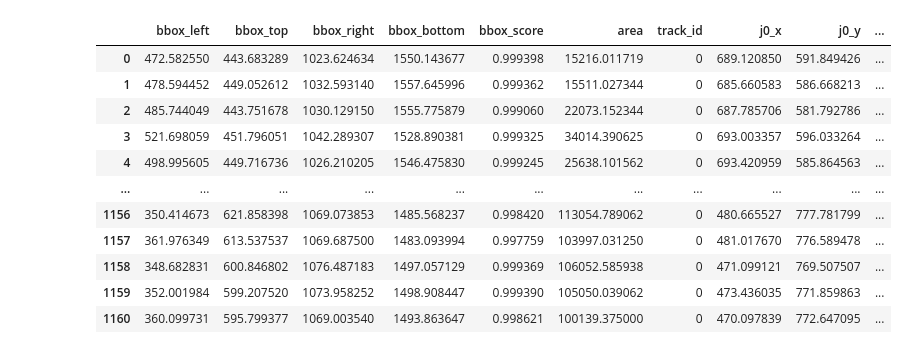
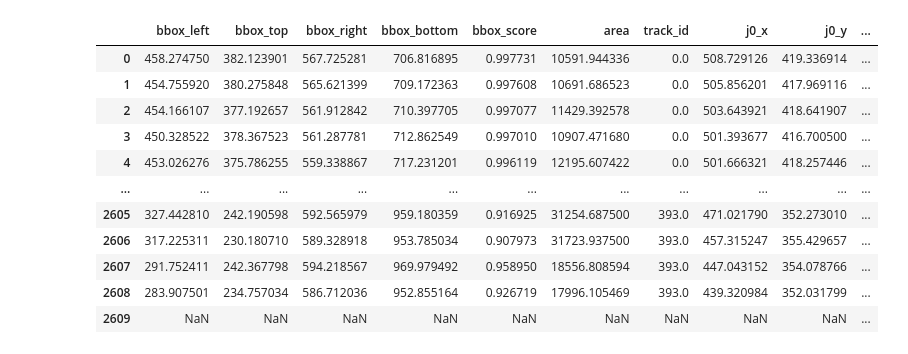
Before and after one commit to diwgan32/mmpose, a Jupyter notebook: TuMeke_Testing_Framework.ipynb, the cells around one changed output. Cells and saved outputs as stored; diff of their text form; code cells hidden in the pictures.

```diff
--- a/TuMeke_Testing_Framework.ipynb
+++ b/TuMeke_Testing_Framework.ipynb
@@ -85,7 +108,7 @@ Video "vid1" processed.
 # %%
 # Test loading pickeled keypoints
 import pickle
-with open ('work_dirs/tumeke_testing/pickle_files/AFG_truck_raising.p', 'rb') as fp:
+with open ('work_dirs/tumeke_testing/pickle_files/BAR-S_water_ballon.p', 'rb') as fp:
     raw_data = pickle.load(fp)
 
 '''Load picked data into numpy.
@@ -143,58 +152,89 @@ import pandas as pd
 np.set_printoptions(formatter={'float': '{: 0.3f}'.format})
 
 
+# def index_of(val, in_list):
+#     try:
+#         return in_list.index(val)
+#     except ValueError:
+#         return -1
+
+def pull_from_dict(key, dict):
+    try:
+        return dict[key]
+    except (KeyError, TypeError):
+        if key == 'bbox':
+            return np.full(5,np.NaN)
+        else:
+            return np.NaN
+
+def extract_subject(subject_num, subjects):
+    try:
+        return subjects[subject_num-1]
+    except IndexError:
+        return None
+
 def raw_data_to_dataframe(raw_data):
     """ Load into dataframe"""
 
     # Get first identified subject in every frame
-    first_subj = np.array([i[0] for i in raw_data])
-
-    first_subj
+    first_subj = np.array([extract_subject(1, i) for i in raw_data])
 
     # Extract relevant fields to be set as columns
-    bbox = np.array([i['bbox'] for i in first_subj])
-    area = np.array([i['area'] for i in first_subj])
-    track_id = np.array([i['track_id'] for i in first_subj])
-
+    bbox = np.array([pull_from_dict('bbox', i) for i in first_subj])
+    area = np.array([pull_from_dict('area', i) for i in first_subj])
+    track_id = np.array([pull_from_dict('track_id', i) for i in first_subj])
 
     # Structure Keypoints
     keypoints_array = []
     for frame in first_subj:
-        frame_keypoints = {}
-        for index, keypoint in enumerate(frame['keypoints']):
-            frame_keypoints['j{}_x'.format(index)] = keypoint[0]
-            frame_keypoints['j{}_y'.format(index)] = keypoint[1]
-            frame_keypoints['j{}_score'.format(index)] = keypoint[2]
-        keypoints_array.append(frame_keypoints)
+
+        #TODO(znoland):sanity check this and make sure no issues!
+        if not frame:
+            # If no data for subject
+            frame_keypoints = {}
+            for index in range(17):
+                frame_keypoints['j{}_x'.format(index)] = np.NaN
+                frame_keypoints['j{}_y'.format(index)] = np.NaN
+                frame_keypoints['j{}_score'.format(index)] = np.NaN
+            keypoints_array.append(frame_keypoints)
+
+        else:
+            # If data for subject
+            frame_keypoints = {}
+            for index, keypoint in enumerate(frame['keypoints']):
+                frame_keypoints['j{}_x'.format(index)] = keypoint[0]
+                frame_keypoints['j{}_y'.format(index)] = keypoint[1]
+                frame_keypoints['j{}_score'.format(index)] = keypoint[2]
+            keypoints_array.append(frame_keypoints)
 
     # Create seperate dataframes (otherwise can't combine as >1-dimensional fields in pandas or numpy)
     bbox_s = pd.DataFrame(bbox, columns=['bbox_left', 'bbox_top', 'bbox_right', 'bbox_bottom', 'bbox_score'])
     area_s = pd.DataFrame(area, columns=['area'])
     track_id_s = pd.DataFrame(track_id, columns=['track_id'])
     keypoints_s = pd.DataFrame(keypoints_array)
 
 
-    # Create
+    # Create combined DataFrame
     df = pd.concat([bbox_s,area_s,track_id_s,keypoints_s], axis=1)
 
     return df
 
     #TODO(znoland): Set index as a frame number column (e.g. video1_frame_num)
     #TODO(znoland): Add column with the name of the video?
 
 
 df = raw_data_to_dataframe(raw_data)
 df
 # %% [output]
 |  | bbox_left | bbox_top | bbox_right | bbox_bottom | bbox_score | area | track_id | j0_x | j0_y | ... |
-| 0 | 472.582550 | 443.683289 | 1023.624634 | 1550.143677 | 0.999398 | 15216.011719 | 0 | 689.120850 | 591.849426 | ... |
-| 1 | 478.594452 | 449.052612 | 1032.593140 | 1557.645996 | 0.999362 | 15511.027344 | 0 | 685.660583 | 586.668213 | ... |
-| 2 | 485.744049 | 443.751678 | 1030.129150 | 1555.775879 | 0.999060 | 22073.152344 | 0 | 687.785706 | 581.792786 | ... |
-| 3 | 521.698059 | 451.796051 | 1042.289307 | 1528.890381 | 0.999325 | 34014.390625 | 0 | 693.003357 | 596.033264 | ... |
-| 4 | 498.995605 | 449.716736 | 1026.210205 | 1546.475830 | 0.999245 | 25638.101562 | 0 | 693.420959 | 585.864563 | ... |
+| 0 | 458.274750 | 382.123901 | 567.725281 | 706.816895 | 0.997731 | 10591.944336 | 0.0 | 508.729126 | 419.336914 | ... |
+| 1 | 454.755920 | 380.275848 | 565.621399 | 709.172363 | 0.997608 | 10691.686523 | 0.0 | 505.856201 | 417.969116 | ... |
+| 2 | 454.166107 | 377.192657 | 561.912842 | 710.397705 | 0.997077 | 11429.392578 | 0.0 | 503.643921 | 418.641907 | ... |
+| 3 | 450.328522 | 378.367523 | 561.287781 | 712.862549 | 0.997010 | 10907.471680 | 0.0 | 501.393677 | 416.700500 | ... |
+| 4 | 453.026276 | 375.786255 | 559.338867 | 717.231201 | 0.996119 | 12195.607422 | 0.0 | 501.666321 | 418.257446 | ... |
 | ... | ... | ... | ... | ... | ... | ... | ... | ... | ... | ... |
-| 1156 | 350.414673 | 621.858398 | 1069.073853 | 1485.568237 | 0.998420 | 113054.789062 | 0 | 480.665527 | 777.781799 | ... |
-| 1157 | 361.976349 | 613.537537 | 1069.687500 | 1483.093994 | 0.997759 | 103997.031250 | 0 | 481.017670 | 776.589478 | ... |
-| 1158 | 348.682831 | 600.846802 | 1076.487183 | 1497.057129 | 0.999369 | 106052.585938 | 0 | 471.099121 | 769.507507 | ... |
-| 1159 | 352.001984 | 599.207520 | 1073.958252 | 1498.908447 | 0.999390 | 105050.039062 | 0 | 473.436035 | 771.859863 | ... |
-| 1160 | 360.099731 | 595.799377 | 1069.003540 | 1493.863647 | 0.998621 | 100139.375000 | 0 | 470.097839 | 772.647095 | ... |
+| 2605 | 327.442810 | 242.190598 | 592.565979 | 959.180359 | 0.916925 | 31254.687500 | 393.0 | 471.021790 | 352.273010 | ... |
+| 2606 | 317.225311 | 230.180710 | 589.328918 | 953.785034 | 0.907973 | 31723.937500 | 393.0 | 457.315247 | 355.429657 | ... |
+| 2607 | 291.752411 | 242.367798 | 594.218567 | 969.979492 | 0.958950 | 18556.808594 | 393.0 | 447.043152 | 354.078766 | ... |
+| 2608 | 283.907501 | 234.757034 | 586.712036 | 952.855164 | 0.926719 | 17996.105469 | 393.0 | 439.320984 | 352.031799 | ... |
+| 2609 | NaN | NaN | NaN | NaN | NaN | NaN | NaN | NaN | NaN | ... |
```
Also changed, not shown: parts of 19 cells of this notebook, 1 other file.
